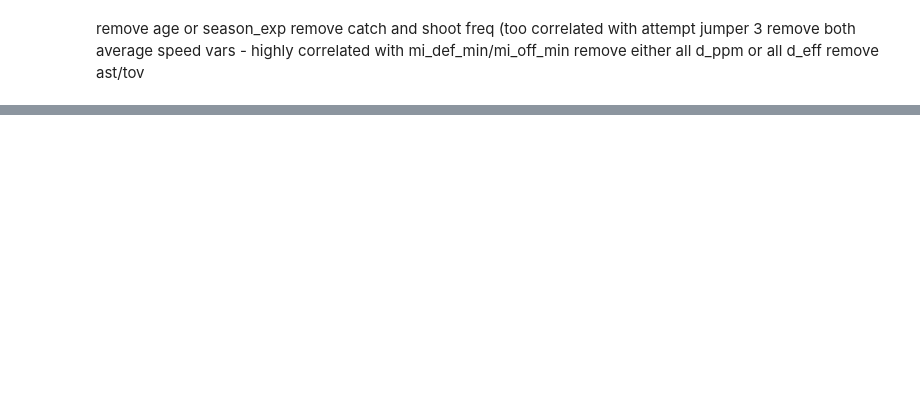
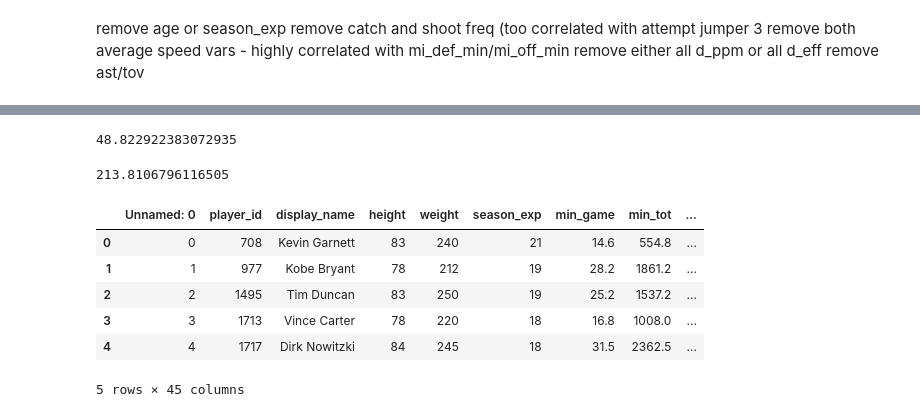
Before and after one commit to MarkDCorey/nba_player_clustering, a Jupyter notebook: nba_eda.ipynb, the cells around one changed output, grey strips where cells are left out. Drawn from its saved outputs; the diff is of its cells as text; code cells hidden in the pictures; blank space fills up the shorter version.

```diff
--- a/nba_eda.ipynb
+++ b/nba_eda.ipynb
@@ -90,0 +133,18 @@ remove ast/tov
+# %%
+np.std(feats.weight, axis=0)
+# %% [output]
+48.822922383072935
+# %%
+np.mean(feats.weight, axis=0)
+# %% [output]
+213.8106796116505
+# %%
+data_played.head()
+# %% [output]
+|  | Unnamed: 0 | player_id | display_name | height | weight | season_exp | min_game | min_tot | ... |
+| 0 | 0 | 708 | Kevin Garnett | 83 | 240 | 21 | 14.6 | 554.8 | ... |
+| 1 | 1 | 977 | Kobe Bryant | 78 | 212 | 19 | 28.2 | 1861.2 | ... |
+| 2 | 2 | 1495 | Tim Duncan | 83 | 250 | 19 | 25.2 | 1537.2 | ... |
+| 3 | 3 | 1713 | Vince Carter | 78 | 220 | 18 | 16.8 | 1008.0 | ... |
+| 4 | 4 | 1717 | Dirk Nowitzki | 84 | 245 | 18 | 31.5 | 2362.5 | ... |
+5 rows × 45 columns
```
Also changed, not shown: parts of 8 cells of this notebook, 17 other files.
